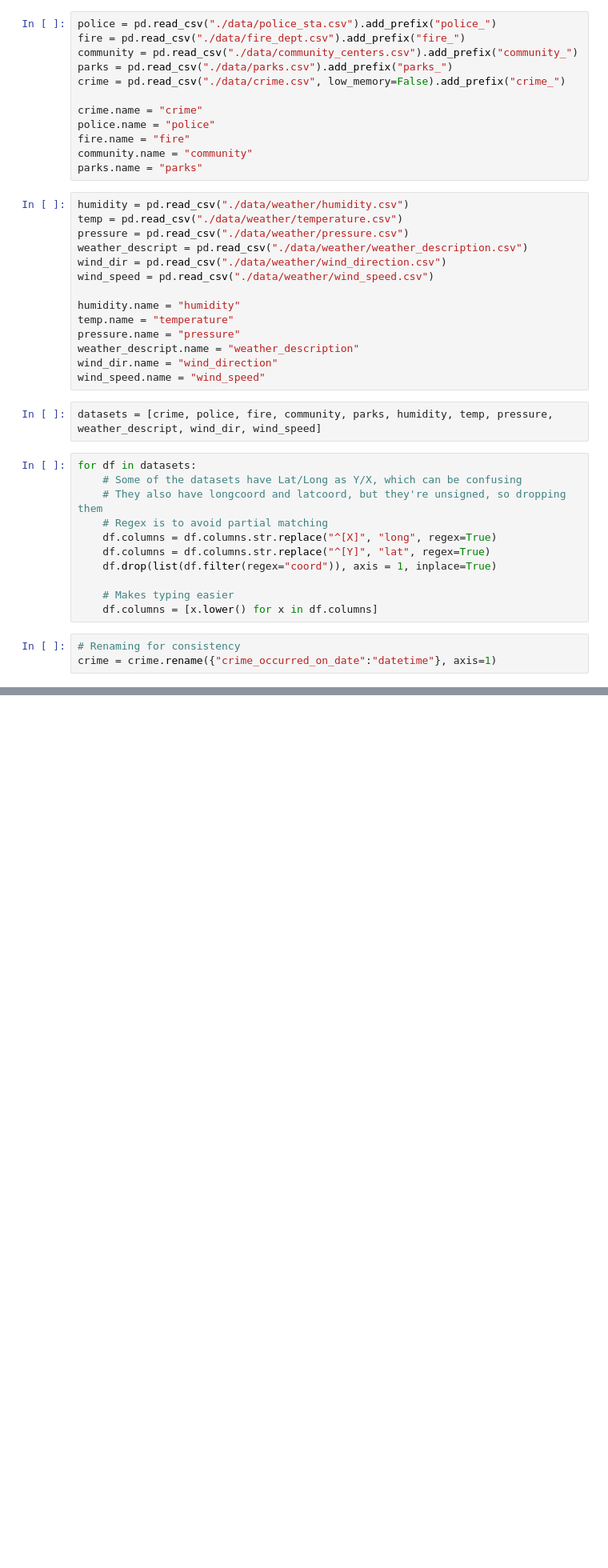
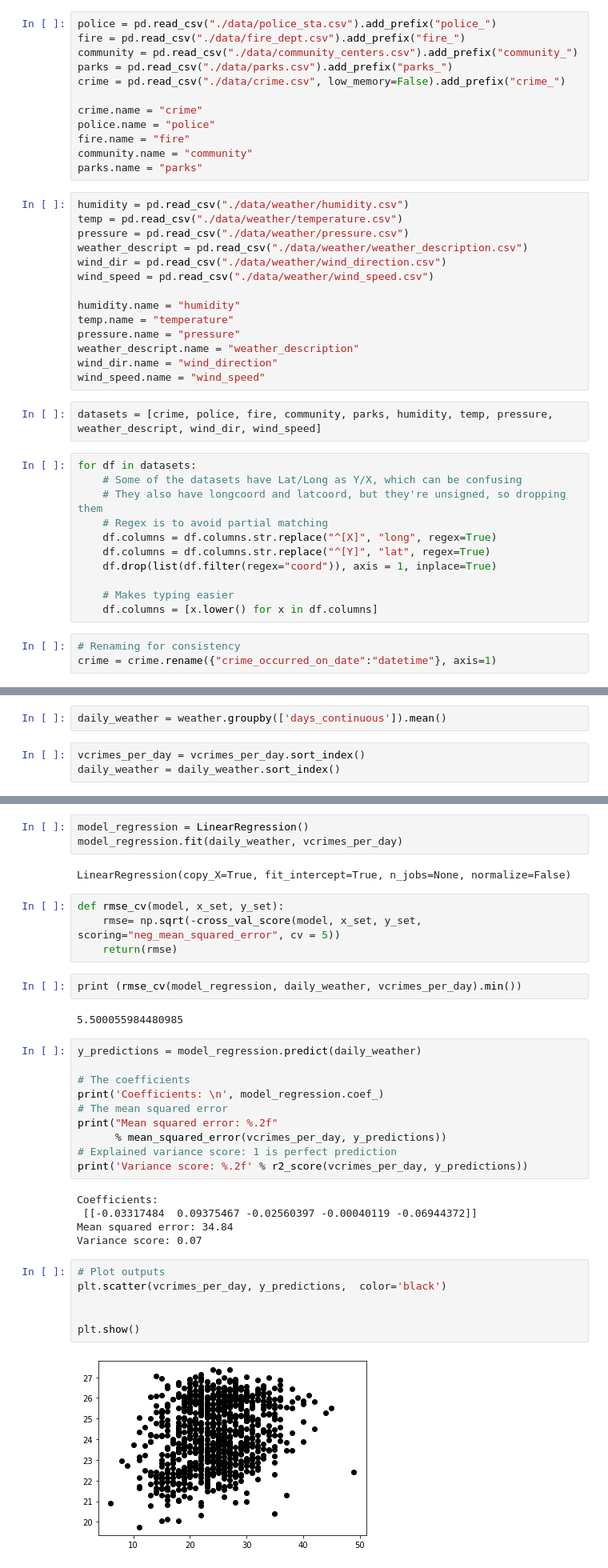
Before and after one commit to stephanGarland/sml-project-fall-2019, a Jupyter notebook: data_modification.ipynb, the cells around one changed output, grey strips where cells are left out. Shown: that part at 80% size. Cells and saved outputs as stored; diff of their text form; blank space fills up the shorter version.

Commit message:
did some data manipulation to create better datasets for prediction

```diff
--- a/data_modification.ipynb
+++ b/data_modification.ipynb
@@ -47,0 +244,5 @@ crime = crime.rename({"crime_occurred_on_date":"datetime"}, axis=1)
+# %%
+daily_weather = weather.groupby(['days_continuous']).mean()
+# %%
+vcrimes_per_day = vcrimes_per_day.sort_index()
+daily_weather = daily_weather.sort_index()
@@ -47,0 +283,36 @@ crime = crime.rename({"crime_occurred_on_date":"datetime"}, axis=1)
+# %%
+model_regression = LinearRegression()
+model_regression.fit(daily_weather, vcrimes_per_day)
+# %% [output]
+LinearRegression(copy_X=True, fit_intercept=True, n_jobs=None, normalize=False)
+# %%
+def rmse_cv(model, x_set, y_set):
+    rmse= np.sqrt(-cross_val_score(model, x_set, y_set, scoring="neg_mean_squared_error", cv = 5))
+    return(rmse)
+# %%
+print (rmse_cv(model_regression, daily_weather, vcrimes_per_day).min())
+# %% [output]
+5.500055984480985
+# %%
+y_predictions = model_regression.predict(daily_weather)
+
+# The coefficients
+print('Coefficients: \n', model_regression.coef_)
+# The mean squared error
+print("Mean squared error: %.2f"
+      % mean_squared_error(vcrimes_per_day, y_predictions))
+# Explained variance score: 1 is perfect prediction
+print('Variance score: %.2f' % r2_score(vcrimes_per_day, y_predictions))
+# %% [output]
+Coefficients:
+ [[-0.03317484  0.09375467 -0.02560397 -0.00040119 -0.06944372]]
+Mean squared error: 34.84
+Variance score: 0.07
+# %%
+# Plot outputs
+plt.scatter(vcrimes_per_day, y_predictions,  color='black')
+
+
+plt.show()
+# %% [output]
+[figure, added]
```
Also changed, not shown: parts of 27 cells of this notebook, 6 other files.
